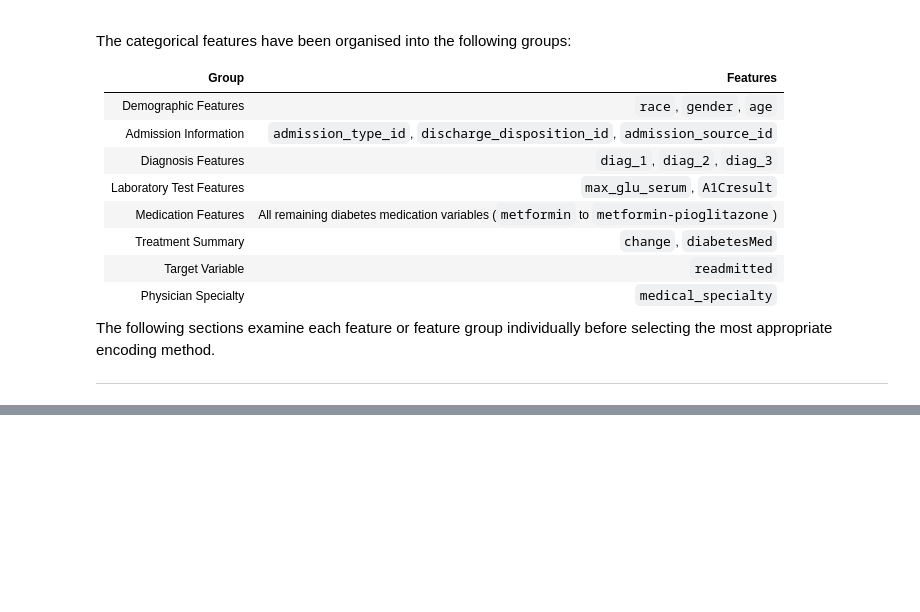
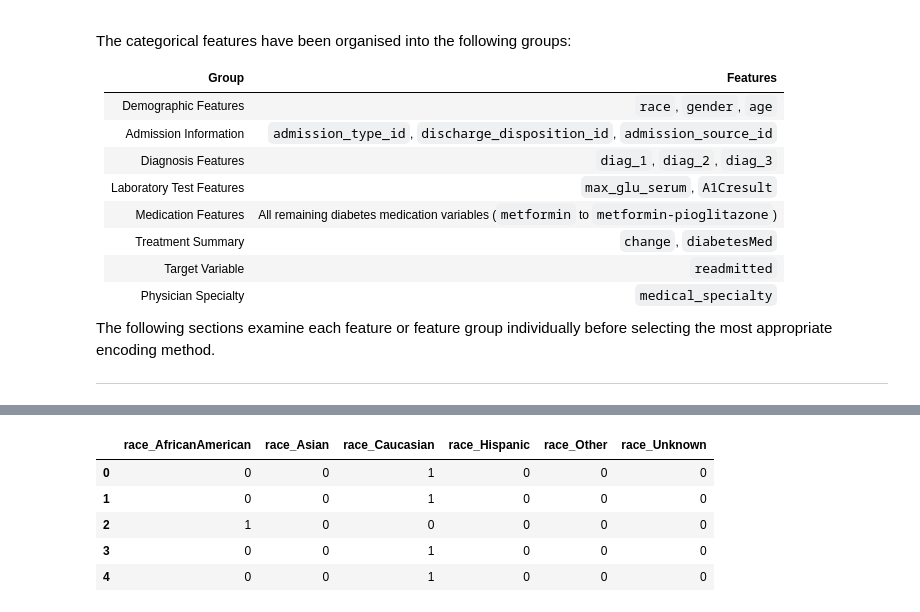
Before and after one commit to ajay-nagpal/Hospital-Readmission-Prediction, a Jupyter notebook: hospital_readmission.ipynb, the cells around one changed output, grey strips where cells are left out. Saved outputs shown, nothing was run; the diff lists cells and outputs as text; code cells hidden in the pictures; blank space fills up the shorter version.

```diff
--- a/hospital_readmission.ipynb
+++ b/hospital_readmission.ipynb
@@ -998,0 +1089,25 @@ The following sections examine each feature or feature group individually before
+# %%
+# ============================================================
+# One-Hot Encode Race
+# ============================================================
+
+# Convert the race categories into binary features.
+
+df = pd.get_dummies(
+
+    df,
+    columns=["race"],
+    prefix="race",
+    dtype=int
+)
+
+# Display the first few rows of the newly created features.
+
+df.filter(like="race_").head()
+# %% [output]
+|  | race_AfricanAmerican | race_Asian | race_Caucasian | race_Hispanic | race_Other | race_Unknown |
+| 0 | 0 | 0 | 1 | 0 | 0 | 0 |
+| 1 | 0 | 0 | 1 | 0 | 0 | 0 |
+| 2 | 1 | 0 | 0 | 0 | 0 | 0 |
+| 3 | 0 | 0 | 1 | 0 | 0 | 0 |
+| 4 | 0 | 0 | 1 | 0 | 0 | 0 |
```
Also changed, not shown: parts of 16 cells of this notebook, 1 other file.
